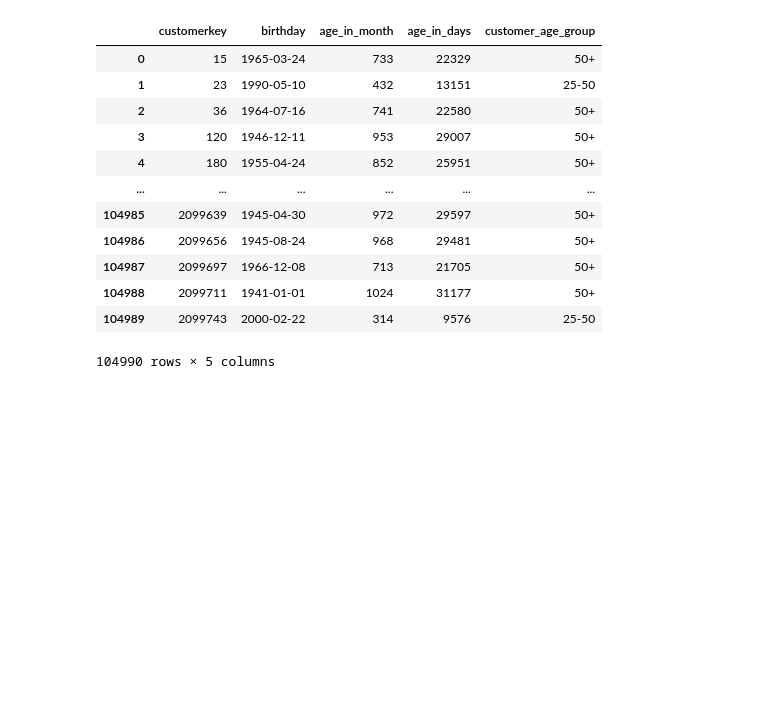
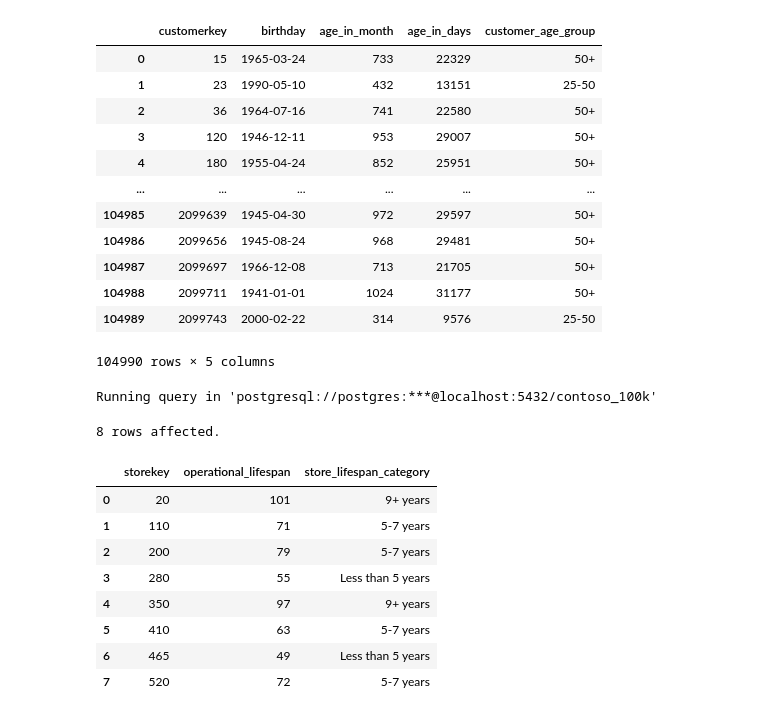
Before and after one commit to Du6eniuk/Du6eniuk, a Jupyter notebook: 0_Intro/2_Colab_Notebooks.ipynb, the cells around one changed output. Cells and saved outputs as stored; diff of their text form; code cells hidden in the pictures; blank space fills up the shorter version.

```diff
--- a/0_Intro/2_Colab_Notebooks.ipynb
+++ b/0_Intro/2_Colab_Notebooks.ipynb
@@ -928,3 +928,28 @@ Running query in 'postgresql://postgres:***@localhost:5432/contoso_100k'
 | 104988 | 2099711 | 1941-01-01 | 1024 | 31177 | 50+ |
 | 104989 | 2099743 | 2000-02-22 | 314 | 9576 | 25-50 |
 104990 rows × 5 columns
+# %%
+%%sql
+WITH store_lifespan AS (SELECT *, EXTRACT(YEAR FROM AGE(closedate, opendate)) * 12 + EXTRACT(MONTH FROM AGE(closedate, opendate)) operational_lifespan
+FROM store
+WHERE status = 'Closed')
+
+SELECT storekey, operational_lifespan,
+CASE WHEN operational_lifespan < 12 * 5 THEN 'Less than 5 years'
+WHEN operational_lifespan BETWEEN 12 * 5 AND 12 * 7 THEN '5-7 years'
+WHEN operational_lifespan BETWEEN 7 * 5 AND 9 * 5 THEN '7-9 years'
+ELSE '9+ years' END AS store_lifespan_category
+FROM store_lifespan
+ORDER BY 1
+# %% [output]
+Running query in 'postgresql://postgres:***@localhost:5432/contoso_100k'
+8 rows affected.
+|  | storekey | operational_lifespan | store_lifespan_category |
+| 0 | 20 | 101 | 9+ years |
+| 1 | 110 | 71 | 5-7 years |
+| 2 | 200 | 79 | 5-7 years |
+| 3 | 280 | 55 | Less than 5 years |
+| 4 | 350 | 97 | 9+ years |
+| 5 | 410 | 63 | 5-7 years |
+| 6 | 465 | 49 | Less than 5 years |
+| 7 | 520 | 72 | 5-7 years |
```
Also changed, not shown: parts of 4 cells of this notebook.
